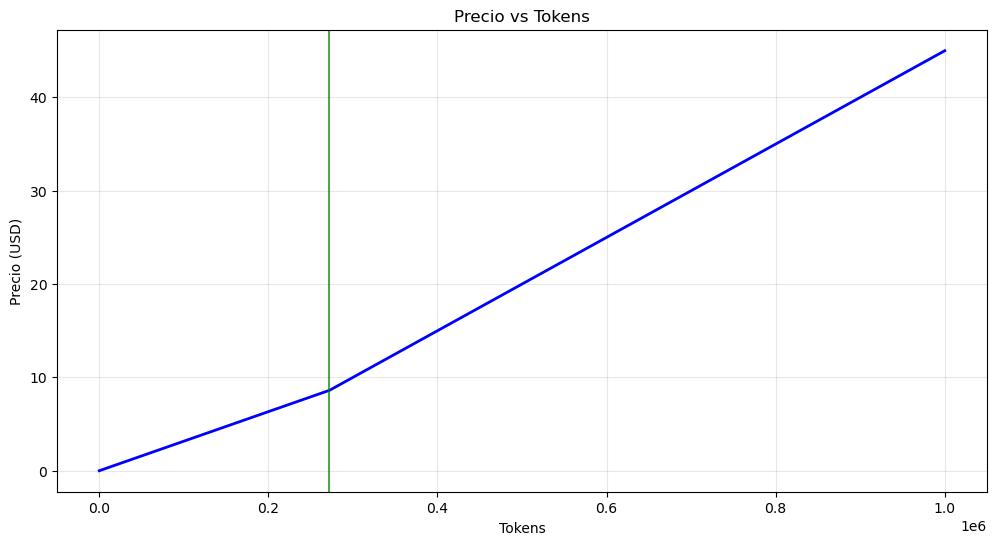
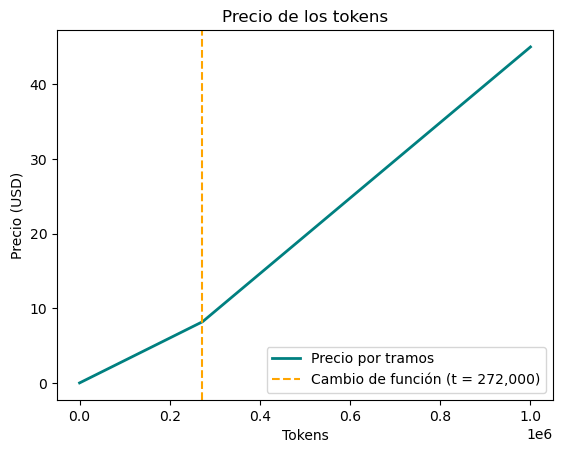
Unified diff of the notebook cell whose output changed from the first chart to the second:
--- before
+++ after
@@ -1,28 +1,25 @@
-import numpy as np
+print(tokens[:10])
+print(tokens[-5:])
+
+precio = []
+for t in tokens:
+    if t <= 272_000:
+        # Primer tramo: [0, 272000] -> precio = (8.16 / 272000) * t = 0.00003 * t
+        # Regla de tres: 8.16 USD por 272,000 tokens => pendiente = 8.16/272000 = 0.00003
+        precio.append((8.16 / 272_000) * t)
+    else:
+        # Segundo tramo: (272000, 1000000] -> lineal desde 8.16 hasta 45 USD
+        # Pendiente = (45 - 8.16) / (1,000,000 - 272,000) = 36.84 / 728,000 ≈ 0.0000506044
+        # Ecuación: precio = 8.16 + pendiente * (t - 272000)
+        costo = 8.16 + ((45 - 8.16) / (1_000_000 - 272_000)) * (t - 272_000)
+        precio.append(costo)
+
 import matplotlib.pyplot as plt
 
-tokens = list(range(1000001))
-tokens_array = np.array(tokens)
-
-# Regla de tres 0.0000316 * 272000 = 8.5952 USD aqui cambio de pendiente
-# Primer intervalo [0, 272000]: precio = 0.0000316 * tokens
-# Segundo intervalo (272000, 1000000]: precio = 0.00005 * tokens - 5
-
-precios = np.where(
-    tokens_array <= 272000,
-    0.0000316 * tokens_array,
-    0.00005 * tokens_array - 5
-)
-
-print(f"En 0 tokens: {precios[0]:.4f} USD")
-print(f"En 300,000 tokens: {precios[300000]:.4f} USD")
-print(f"En 1,000,000 tokens: {precios[1000000]:.4f} USD")
-
-plt.figure(figsize=(12, 6))
-plt.plot(tokens_array, precios, linewidth=2, color='blue')
-plt.axvline(x=272000, color='green', linestyle='-', linewidth=1.5, alpha=0.7)
+plt.plot(tokens, precio, color='teal', linewidth=2, label='Precio por tramos')
+plt.axvline(x=272_000, color='orange', linestyle='--', linewidth=1.5, label='Cambio de función (t = 272,000)')
 plt.xlabel('Tokens')
 plt.ylabel('Precio (USD)')
-plt.title('Precio vs Tokens')
-plt.grid(True, alpha=0.3)
+plt.title('Precio de los tokens')
+plt.legend()
 plt.show()

Commit: Actualizacion 3 del codigo